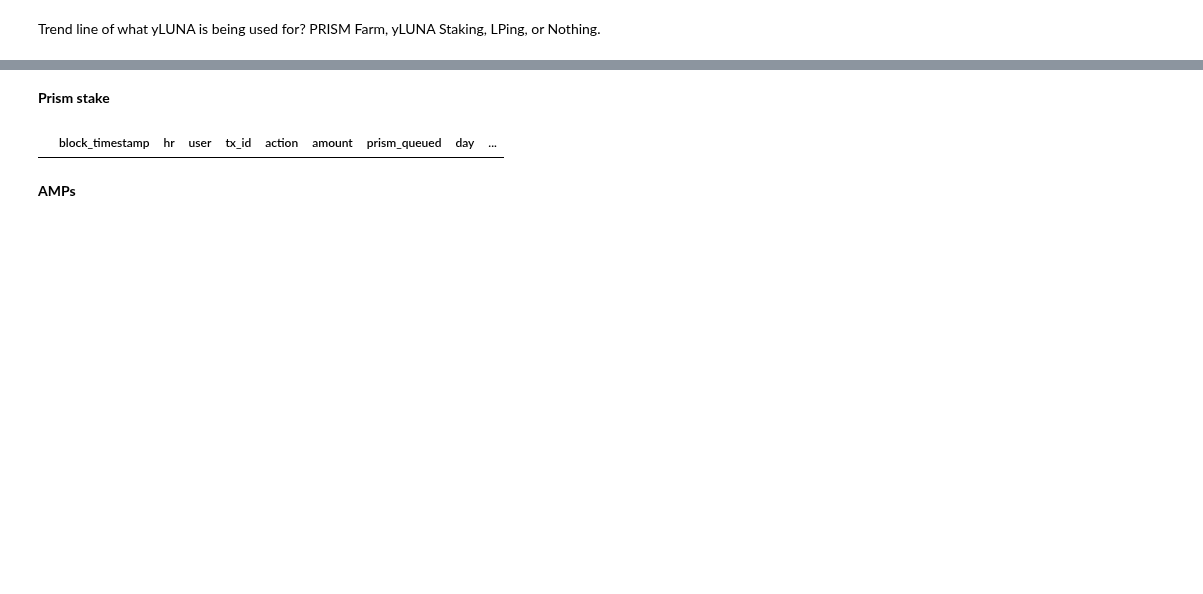
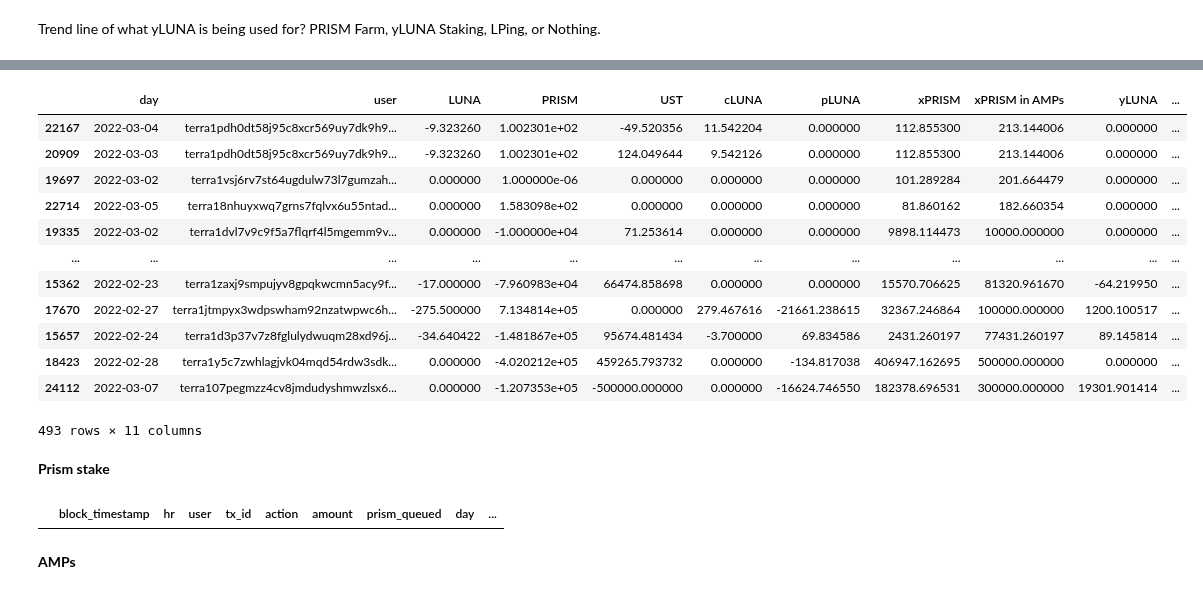
Before and after one commit to IncioMan/prism_forge, a Jupyter notebook: notebook/Prism Balances.ipynb, the cells around one changed output, grey strips where cells are left out. Cells and saved outputs as stored; diff of their text form; code cells hidden in the pictures; blank space fills up the shorter version.

```diff
--- a/notebook/Prism Balances.ipynb
+++ b/notebook/Prism Balances.ipynb
@@ -318,3 +461,19 @@ swaps_dp.swaps_single[swaps_dp.swaps_single.user=='terra1uh37lsydrup8vqvvttd53qw
+# %%
+balances_cumsum[(balances_cumsum['xPRISM']>0)&(balances_cumsum['delta']>100)].sort_values(by='delta')
+# %% [output]
+|  | day | user | LUNA | PRISM | UST | cLUNA | pLUNA | xPRISM | xPRISM in AMPs | yLUNA | ... |
+| 22167 | 2022-03-04 | terra1pdh0dt58j95c8xcr569uy7dk9h9... | -9.323260 | 1.002301e+02 | -49.520356 | 11.542204 | 0.000000 | 112.855300 | 213.144006 | 0.000000 | ... |
+| 20909 | 2022-03-03 | terra1pdh0dt58j95c8xcr569uy7dk9h9... | -9.323260 | 1.002301e+02 | 124.049644 | 9.542126 | 0.000000 | 112.855300 | 213.144006 | 0.000000 | ... |
+| 19697 | 2022-03-02 | terra1vsj6rv7st64ugdulw73l7gumzah... | 0.000000 | 1.000000e-06 | 0.000000 | 0.000000 | 0.000000 | 101.289284 | 201.664479 | 0.000000 | ... |
+| 22714 | 2022-03-05 | terra18nhuyxwq7grns7fqlvx6u55ntad... | 0.000000 | 1.583098e+02 | 0.000000 | 0.000000 | 0.000000 | 81.860162 | 182.660354 | 0.000000 | ... |
+| 19335 | 2022-03-02 | terra1dvl7v9c9f5a7flqrf4l5mgemm9v... | 0.000000 | -1.000000e+04 | 71.253614 | 0.000000 | 0.000000 | 9898.114473 | 10000.000000 | 0.000000 | ... |
+| ... | ... | ... | ... | ... | ... | ... | ... | ... | ... | ... | ... |
+| 15362 | 2022-02-23 | terra1zaxj9smpujyv8gpqkwcmn5acy9f... | -17.000000 | -7.960983e+04 | 66474.858698 | 0.000000 | 0.000000 | 15570.706625 | 81320.961670 | -64.219950 | ... |
+| 17670 | 2022-02-27 | terra1jtmpyx3wdpswham92nzatwpwc6h... | -275.500000 | 7.134814e+05 | 0.000000 | 279.467616 | -21661.238615 | 32367.246864 | 100000.000000 | 1200.100517 | ... |
+| 15657 | 2022-02-24 | terra1d3p37v7z8fglulydwuqm28xd96j... | -34.640422 | -1.481867e+05 | 95674.481434 | -3.700000 | 69.834586 | 2431.260197 | 77431.260197 | 89.145814 | ... |
+| 18423 | 2022-02-28 | terra1y5c7zwhlagjvk04mqd54rdw3sdk... | 0.000000 | -4.020212e+05 | 459265.793732 | 0.000000 | -134.817038 | 406947.162695 | 500000.000000 | 0.000000 | ... |
+| 24112 | 2022-03-07 | terra107pegmzz4cv8jmdudyshmwzlsx6... | 0.000000 | -1.207353e+05 | -500000.000000 | 0.000000 | -16624.746550 | 182378.696531 | 300000.000000 | 19301.901414 | ... |
+493 rows × 11 columns
 # %% [markdown]
 **Prism stake**
 # %%
```
Also changed, not shown: parts of 26 cells of this notebook, 11 other files.
